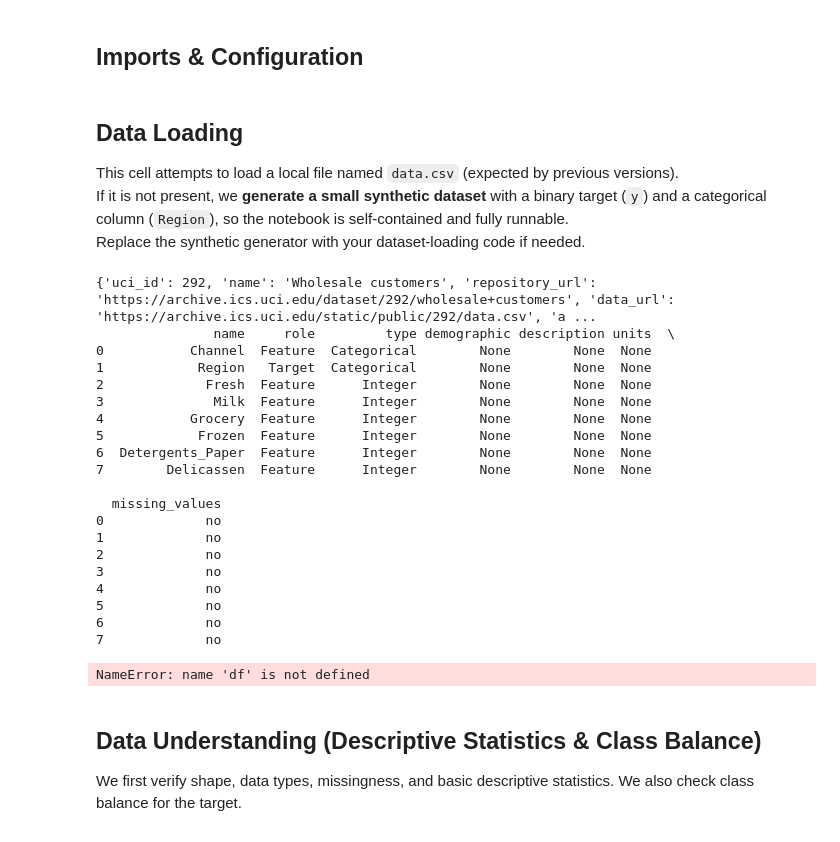
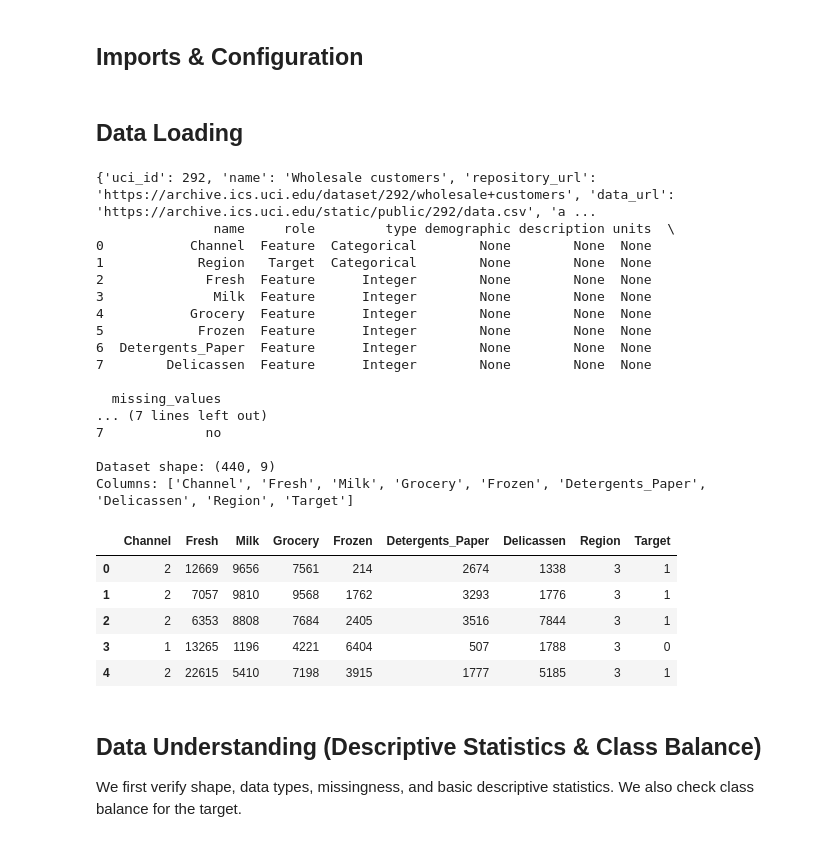
Before and after one commit to prumucena1979/DAMO64010, a Jupyter notebook: Assignment02_NOV16/Notebook/Assignment2_Draft.ipynb, the cells around one changed output. Cells and saved outputs as stored; diff of their text form; code cells hidden in the pictures.

```diff
--- a/Assignment02_NOV16/Notebook/Assignment2_Draft.ipynb
+++ b/Assignment02_NOV16/Notebook/Assignment2_Draft.ipynb
@@ -51,50 +51,57 @@ RANDOM_STATE = 42
 np.random.seed(RANDOM_STATE)
 # %% [markdown]
 ## Data Loading
-This cell attempts to load a local file named `data.csv` (expected by previous versions).
-If it is not present, we **generate a small synthetic dataset** with a binary target (`y`) and a categorical column (`Region`), so the notebook is self-contained and fully runnable.
-Replace the synthetic generator with your dataset-loading code if needed.
 # %%
 
 from ucimlrepo import fetch_ucirepo
 
 # fetch dataset
 wholesale_customers = fetch_ucirepo(id=292)
 
 # data (as pandas dataframes)
 X = wholesale_customers.data.features
 y = wholesale_customers.data.targets
 
+# Combine features and targets into a single DataFrame
+df = pd.concat([X, y], axis=1)
+
+# Create binary target column 'Target' from 'Channel' (1->0, 2->1)
+if 'Channel' in df.columns:
+    df['Target'] = df['Channel'].map({1: 0, 2: 1})
+
 # metadata
 print(wholesale_customers.metadata)
 
 # variable information
 print(wholesale_customers.variables)
 
-
+print(f"\nDataset shape: {df.shape}")
+print(f"Columns: {list(df.columns)}")
 df.head()
 # %% [output]
 {'uci_id': 292, 'name': 'Wholesale customers', 'repository_url': 'https://archive.ics.uci.edu/dataset/292/wholesale+customers', 'data_url': 'https://archive.ics.uci.edu/static/public/292/data.csv', 'a ...
                name     role         type demographic description units  \
 0           Channel  Feature  Categorical        None        None  None
 1            Region   Target  Categorical        None        None  None
 2             Fresh  Feature      Integer        None        None  None
 3              Milk  Feature      Integer        None        None  None
 4           Grocery  Feature      Integer        None        None  None
 5            Frozen  Feature      Integer        None        None  None
 6  Detergents_Paper  Feature      Integer        None        None  None
 7        Delicassen  Feature      Integer        None        None  None
 
   missing_values
-0             no
-1             no
-2             no
-3             no
-4             no
-5             no
-6             no
+... (7 lines left out)
 7             no
+
+Dataset shape: (440, 9)
+Columns: ['Channel', 'Fresh', 'Milk', 'Grocery', 'Frozen', 'Detergents_Paper', 'Delicassen', 'Region', 'Target']
-NameError: name 'df' is not defined
+|  | Channel | Fresh | Milk | Grocery | Frozen | Detergents_Paper | Delicassen | Region | Target |
+| 0 | 2 | 12669 | 9656 | 7561 | 214 | 2674 | 1338 | 3 | 1 |
+| 1 | 2 | 7057 | 9810 | 9568 | 1762 | 3293 | 1776 | 3 | 1 |
+| 2 | 2 | 6353 | 8808 | 7684 | 2405 | 3516 | 7844 | 3 | 1 |
+| 3 | 1 | 13265 | 1196 | 4221 | 6404 | 507 | 1788 | 3 | 0 |
+| 4 | 2 | 22615 | 5410 | 7198 | 3915 | 1777 | 5185 | 3 | 1 |
 # %% [markdown]
 ## Data Understanding (Descriptive Statistics & Class Balance)
 We first verify shape, data types, missingness, and basic descriptive statistics. We also check class balance for the target.
```
Also changed, not shown: parts of 8 cells of this notebook.
